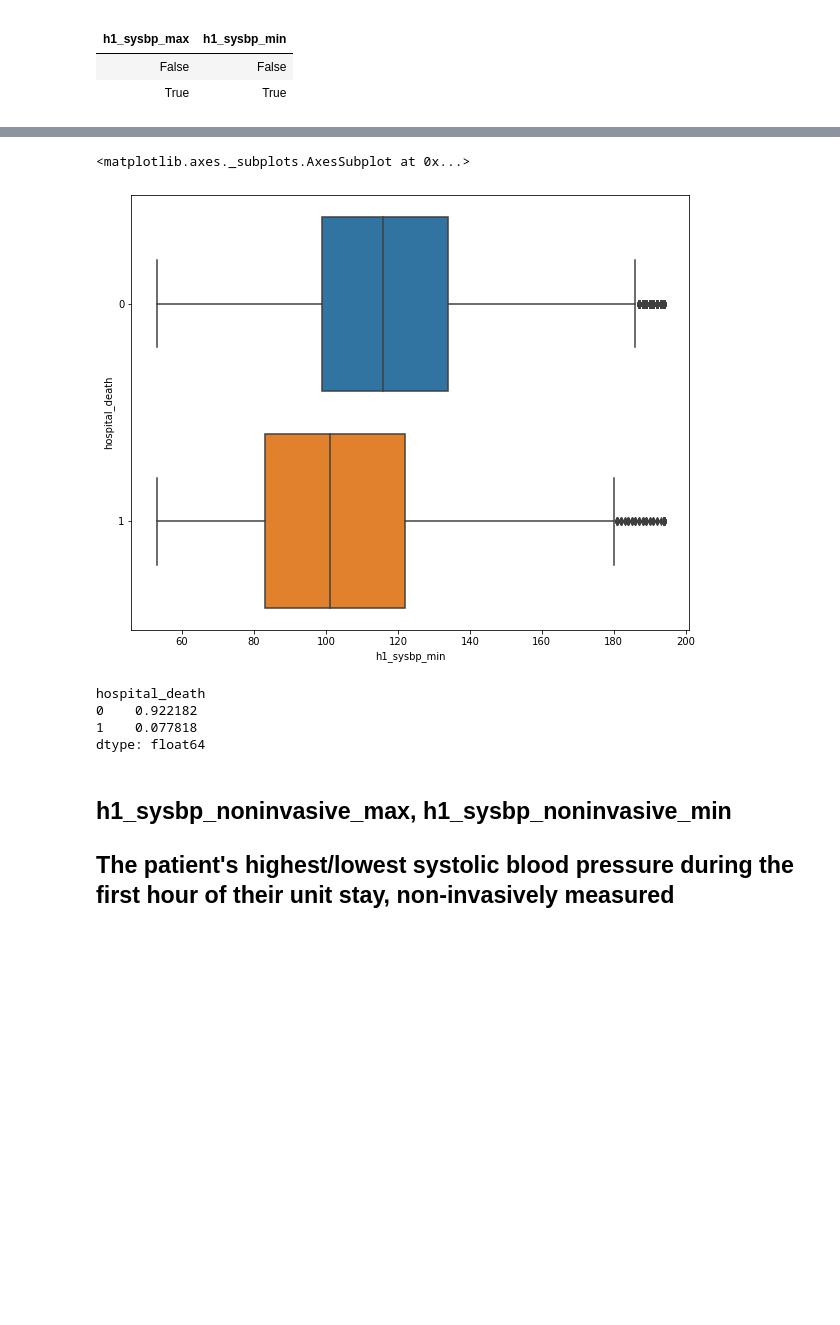
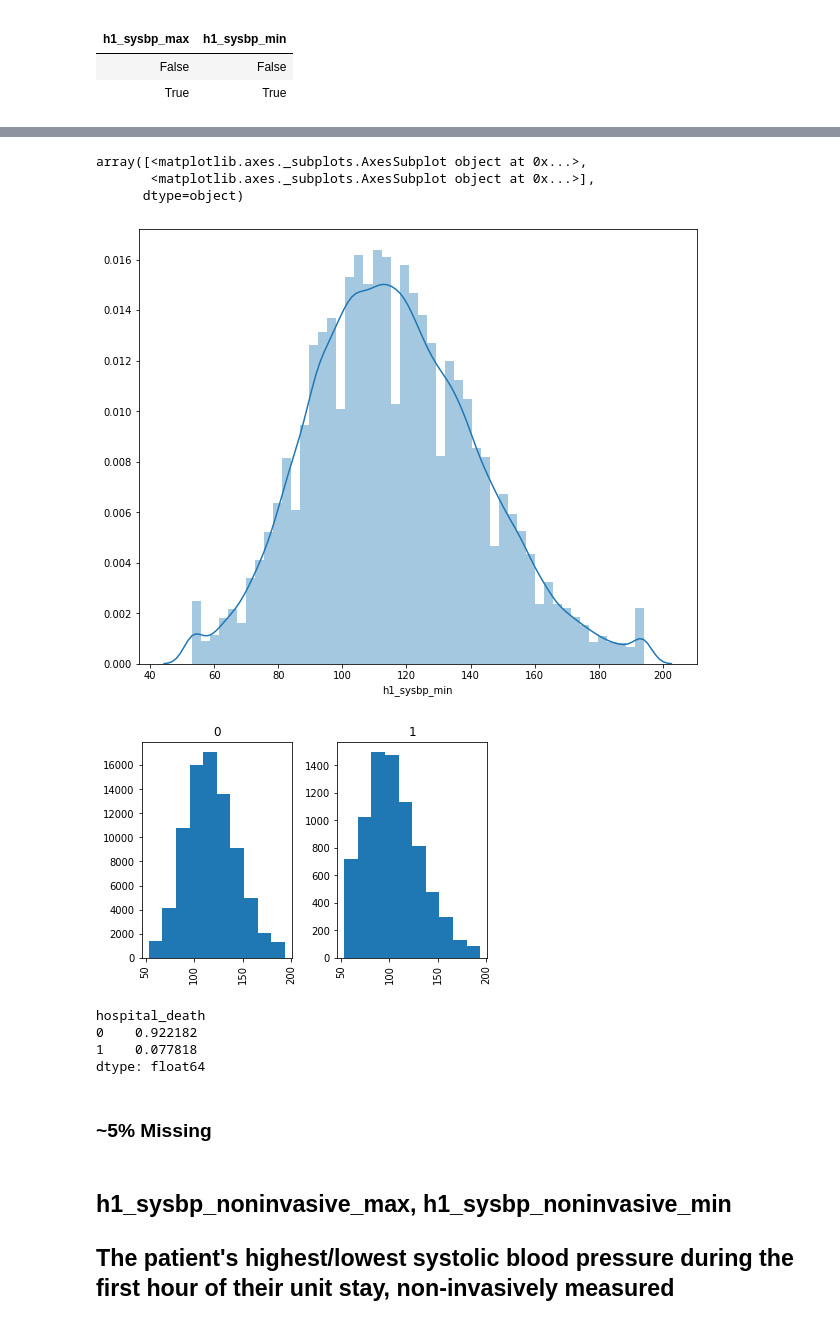
Before and after one commit to vivianah/wids-predict-patient-survival, a Jupyter notebook: EDA_Analysis.ipynb, the cells around one changed output, grey strips where cells are left out. Drawn from its saved outputs; the diff is of its cells as text; code cells hidden in the pictures; blank space fills up the shorter version.

Commit message:
With Missing Values Imputed

```diff
--- a/EDA_Analysis.ipynb
+++ b/EDA_Analysis.ipynb
@@ -427,3 +521,6 @@ dtype: float64
+# %%
+df['h1_mbp_noninvasive_max'] = df['h1_mbp_noninvasive_max'].fillna(df['h1_mbp_noninvasive_max'].mean())
+df['h1_mbp_noninvasive_min'] = df['h1_mbp_noninvasive_min'].fillna(df['h1_mbp_noninvasive_min'].mean())
 # %% [markdown]
 ## h1_resprate_max, h1_resprate_min
 ## The patient's highest/lowest respiratory rate during the first hour of their unit stay
@@ -458,3 +569,6 @@ dtype: float64
+# %%
+df['h1_resprate_max'] = df['h1_resprate_max'].fillna(df['h1_resprate_max'].median())
+df['h1_resprate_min'] = df['h1_resprate_min'].fillna(df['h1_resprate_min'].median())
 # %% [markdown]
 ## h1_spo2_max, h1_spo2_min
 ## The patient's highest/lowest peripheral oxygen saturation during the first hour of their unit stay
@@ -489,3 +617,6 @@ dtype: float64
+# %%
+df['h1_spo2_max'] = df['h1_spo2_max'].fillna(df['h1_spo2_max'].median())
+df['h1_spo2_min'] = df['h1_spo2_min'].fillna(df['h1_spo2_min'].median())
 # %% [markdown]
 ## h1_sysbp_invasive_max, h1_sysbp_invasive_min
 ## The patient's highest/lowest systolic blood pressure during the first hour of their unit stay, invasively measured
@@ -520,3 +665,6 @@ dtype: float64
+# %%
+df['h1_sysbp_invasive_max'] = df['h1_sysbp_invasive_max'].fillna(-1)
+df['h1_sysbp_invasive_min'] = df['h1_sysbp_invasive_min'].fillna(-1)
 # %% [markdown]
 ## h1_sysbp_max, h1_sysbp_min
 ## The patient's highest/lowest systolic blood pressure during the first hour of their unit stay, either non-invasively or invasively measured
@@ -537,9 +691,15 @@ sns.boxplot(x="h1_sysbp_max", y="hospital_death", orient = "h", data=subset)
 # %%
 fig, ax = plt.subplots(figsize=(10,8))
-sns.boxplot(x="h1_sysbp_min", y="hospital_death", orient = "h", data=subset)
+#sns.boxplot(x="h1_sysbp_min", y="hospital_death", orient = "h", data=subset)
+sns.distplot(df['h1_sysbp_min'].dropna())
+
+df['h1_sysbp_min'].hist(bins = 10, by=df['hospital_death'])
 # %% [output]
-<matplotlib.axes._subplots.AxesSubplot at 0x...>
+array([<matplotlib.axes._subplots.AxesSubplot object at 0x...>,
+       <matplotlib.axes._subplots.AxesSubplot object at 0x...>],
+      dtype=object)
-[figure, old version]
+[figure, new version]
+[figure, added]
 # %%
 subset[subset.h1_sysbp_max.isnull()][["hospital_death"]].groupby(["hospital_death"]).size() \
 / len(subset[subset.h1_sysbp_max.isnull()])
@@ -548,3 +708,5 @@ hospital_death
 0    0.922182
 1    0.077818
 dtype: float64
+# %% [markdown]
+### ~5% Missing
```
Also changed, not shown: parts of 95 cells of this notebook.
